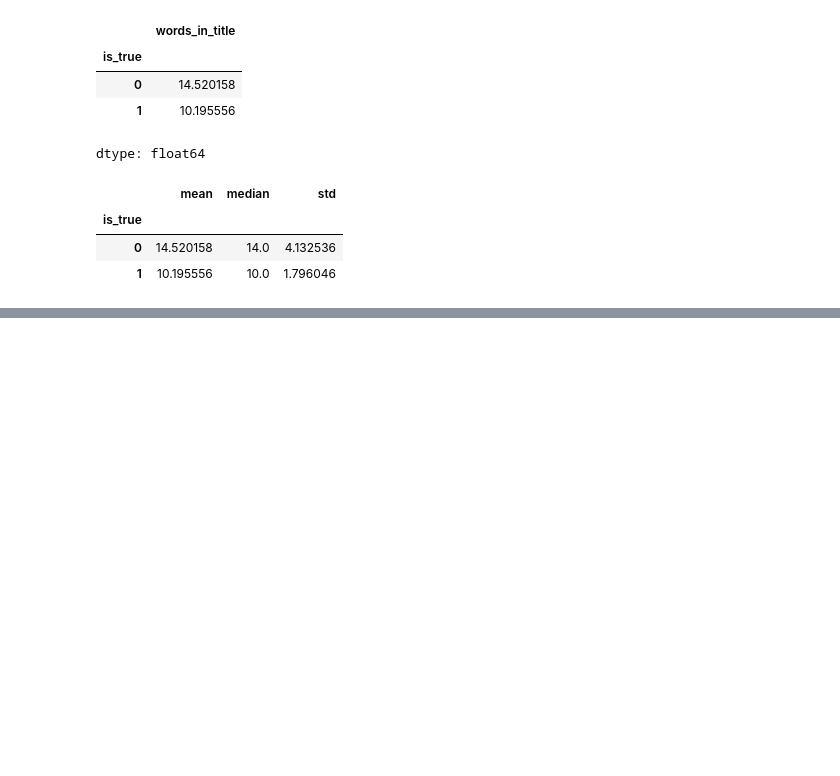
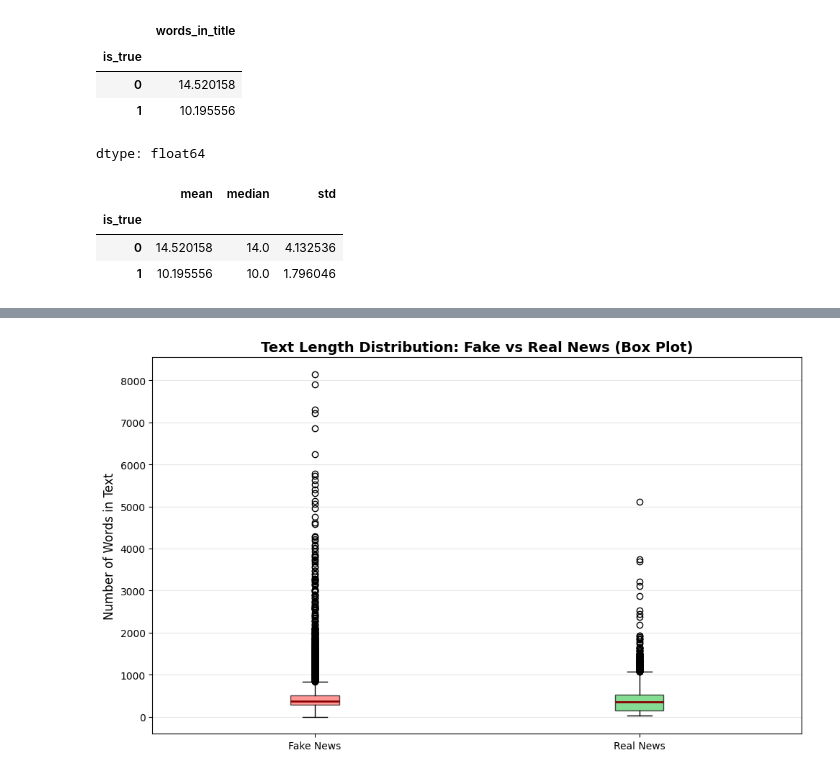
Before and after one commit to NoxFort1/fake-news-detector, a Jupyter notebook: notebooks/01_data_exploration.ipynb, the cells around one changed output, grey strips where cells are left out. Cells and saved outputs as stored; diff of their text form; code cells hidden in the pictures; blank space fills up the shorter version.

```diff
--- a/notebooks/01_data_exploration.ipynb
+++ b/notebooks/01_data_exploration.ipynb
@@ -157,0 +332,22 @@ title_stats
+# %%
+plt.figure(figsize = (10, 6))
+box_data = [df[df['is_true'] == 0]['words_in_text'],
+            df[df['is_true'] == 1]['words_in_text']]
+bp = plt.boxplot(box_data, tick_labels = ['Fake News', 'Real News'], patch_artist = True)
+
+bp['boxes'][0].set_facecolor('#ff6b6b')
+bp['boxes'][0].set_alpha(0.7)
+bp['boxes'][1].set_facecolor('#51cf66')
+bp['boxes'][1].set_alpha(0.7)
+
+for median in bp['medians']:
+    median.set_color('darkred')
+    median.set_linewidth(2)
+
+plt.ylabel('Number of Words in Text', fontsize = 12)
+plt.title('Text Length Distribution: Fake vs Real News (Box Plot)', fontsize = 14, fontweight = 'bold')
+plt.grid(axis = 'y', alpha = 0.3)
+plt.tight_layout()
+plt.show()
+# %% [output]
+[figure, added]
```
Also changed, not shown: parts of 14 cells of this notebook.
